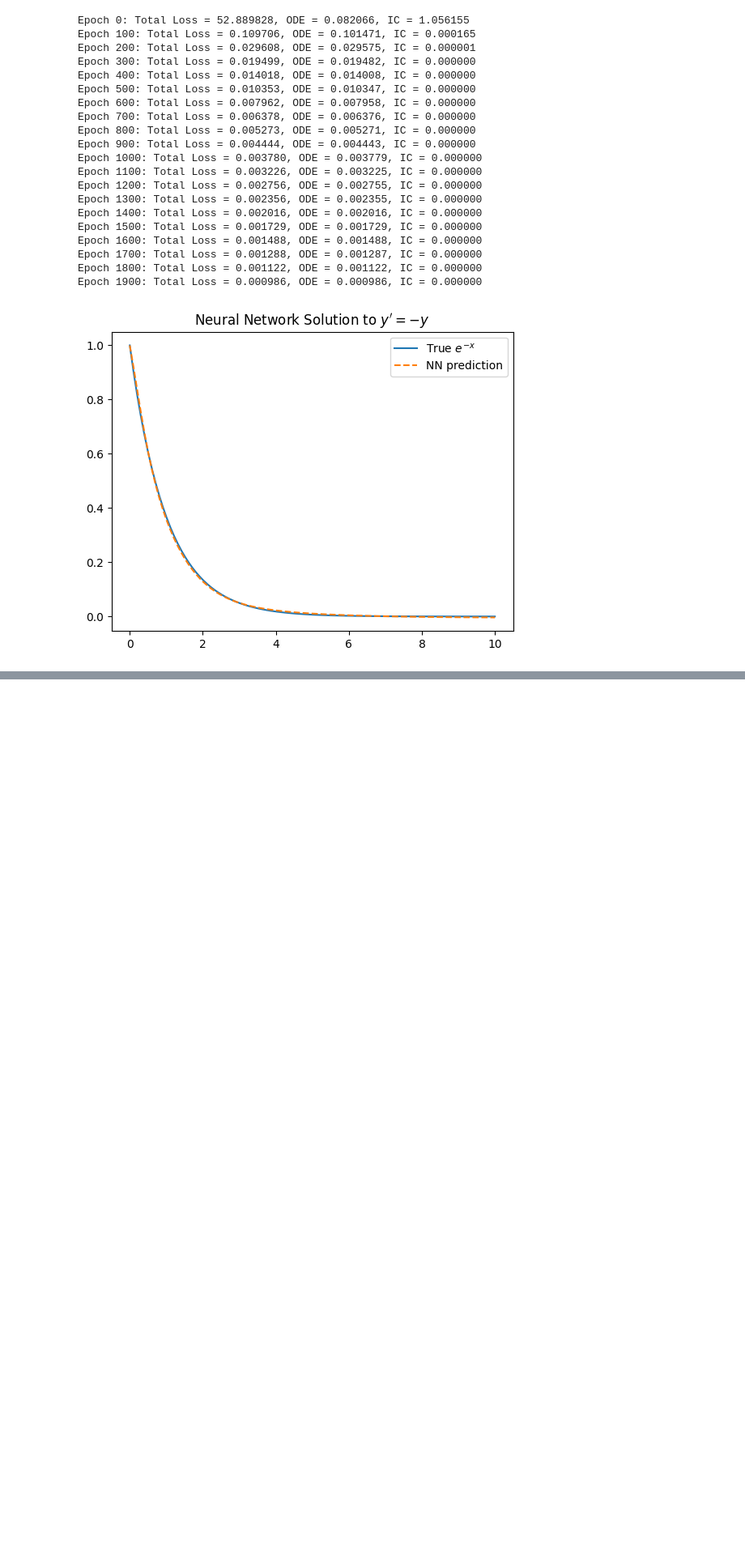
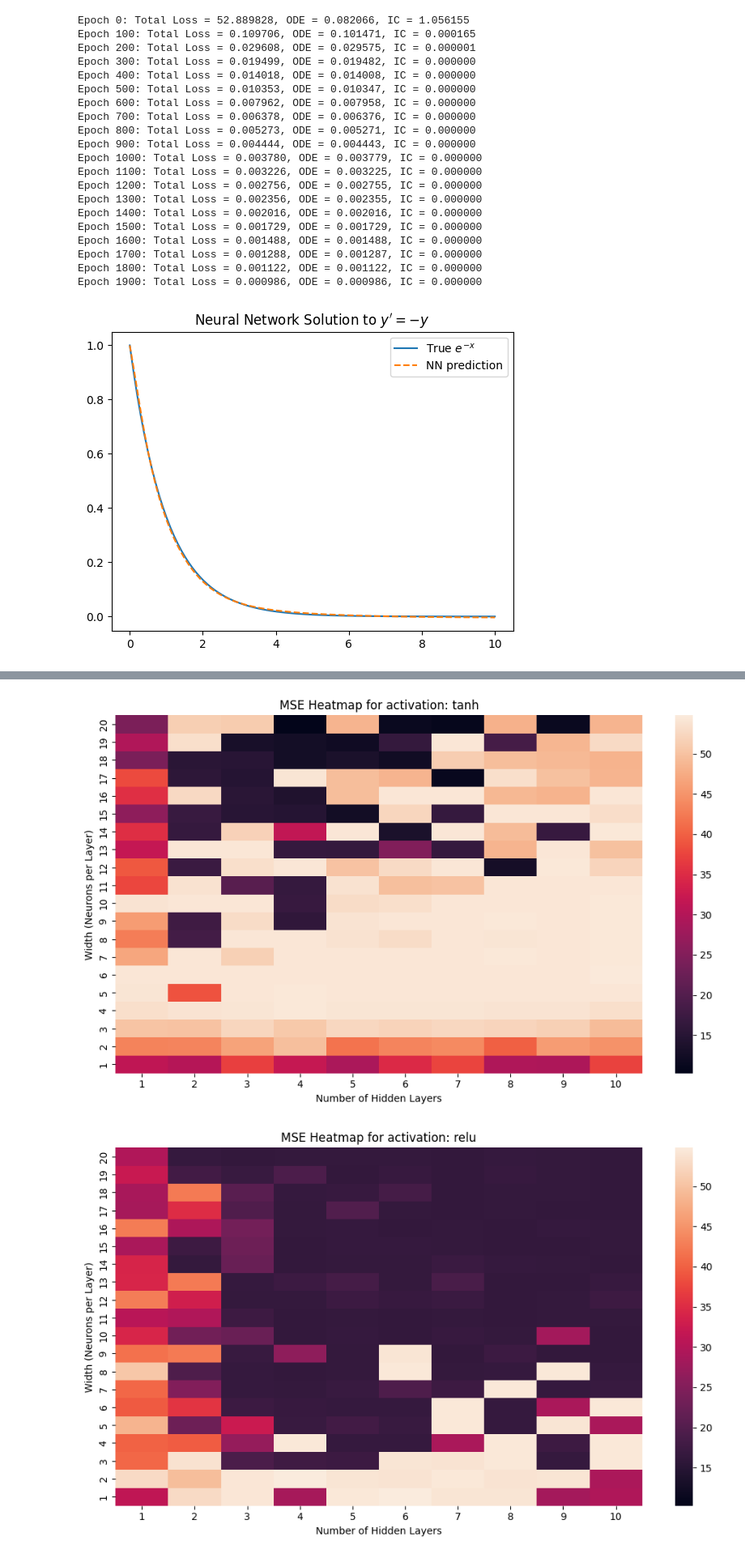
Before and after one commit to intimantripp/NeuralNetworksforPDEs, a Jupyter notebook: 4_DEs_report_IVPs.ipynb, the cells around one changed output, grey strips where cells are left out. Shown: that part at 81% size. Drawn from its saved outputs; the diff is of its cells as text; code cells hidden in the pictures; blank space fills up the shorter version.

```diff
--- a/4_DEs_report_IVPs.ipynb
+++ b/4_DEs_report_IVPs.ipynb
@@ -173,0 +403,23 @@ array([1, 2, 3, 4, 5, 6, 7, 8, 9])
+# %%
+# Ensure the heatmaps use the same scale
+global_min = results_df["mse"].min()
+global_max = results_df["mse"].max()
+log_norm = mcolors.Normalize(vmin=global_min, vmax=global_max)
+
+results_df = pd.DataFrame(results)
+for act in results_df['activation'].unique():
+    df_subset = results_df[results_df['activation'] == act]
+
+    plt.figure(figsize=(10, 6))
+    heatmap_data = df_subset.pivot(index="width", columns="layers", values="mse")
+    sns.heatmap(heatmap_data, cmap="rocket", norm=log_norm)
+    plt.gca().invert_yaxis()
+    plt.title(f"MSE Heatmap for activation: {act}")
+    plt.xlabel("Number of Hidden Layers")
+    plt.ylabel("Width (Neurons per Layer)")
+    plt.tight_layout()
+    plt.savefig(f"report/graphics/mse_heatmap_ivp_periodic_{act}.png", dpi=300)
+    plt.show()
+# %% [output]
+[figure, added]
+[figure, added]
```
Also changed, not shown: parts of 13 cells of this notebook, 54 other files.
